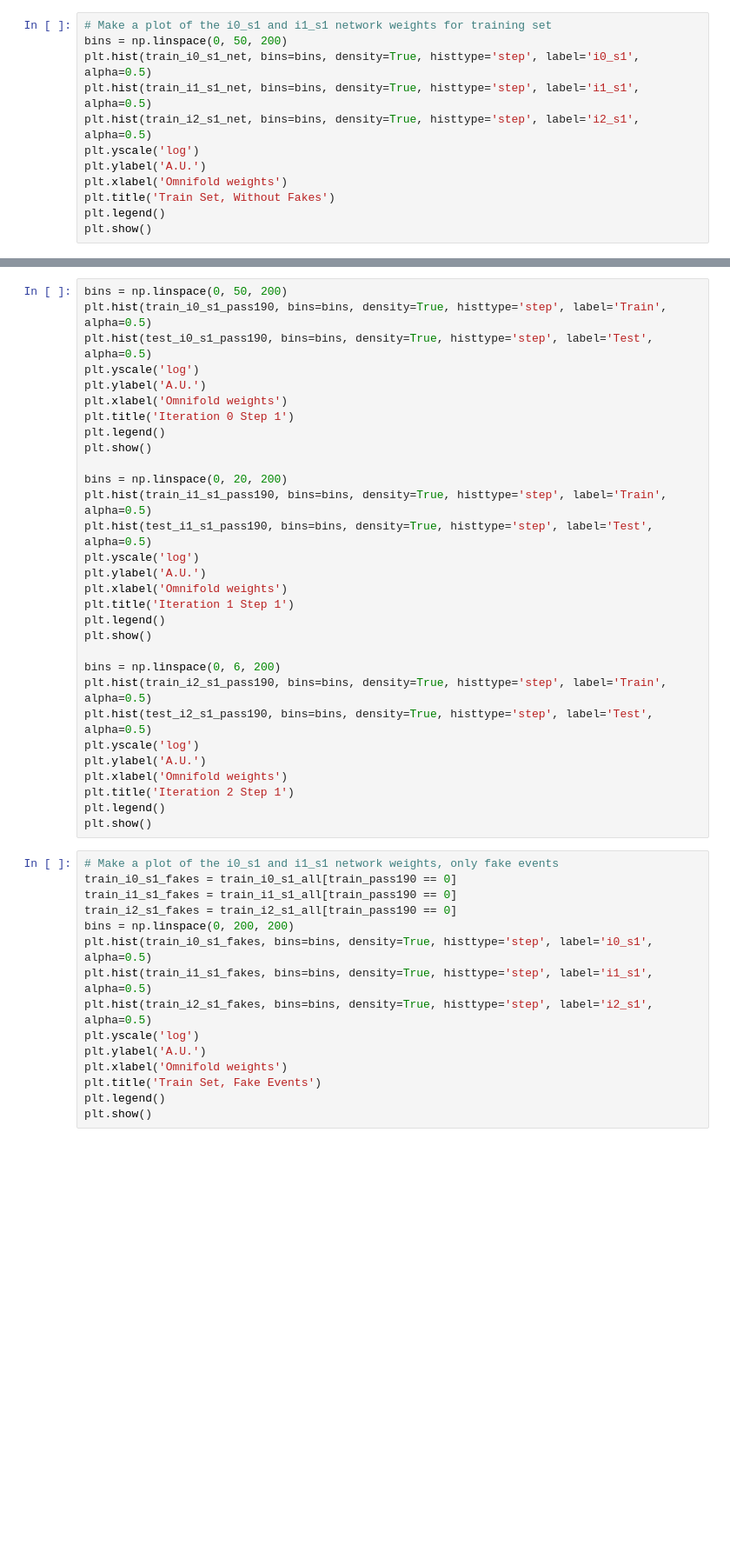
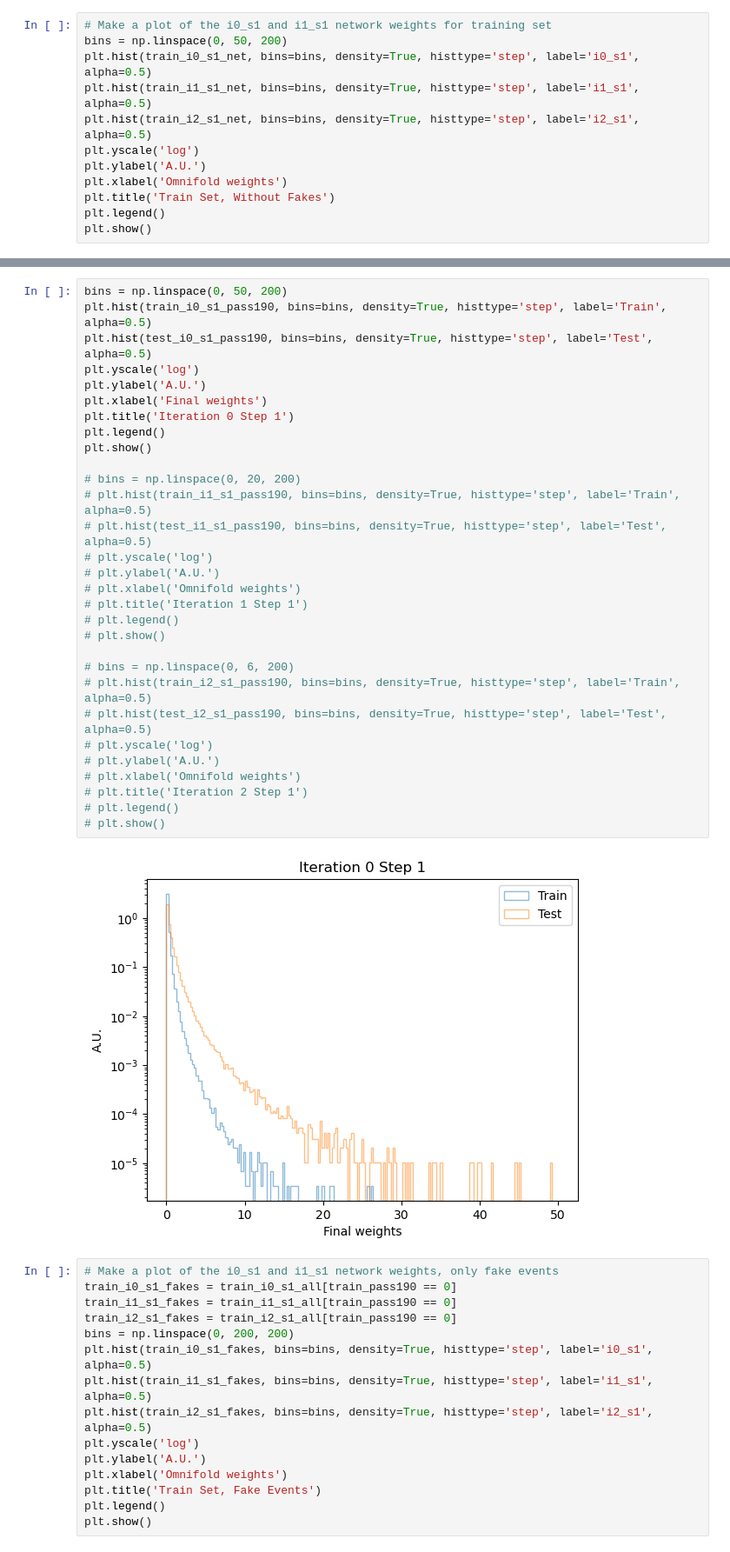
Before and after one commit to kgreif24/zjets_omnifold, a Jupyter notebook: experiments/plot_weights.ipynb, the cells around one changed output, grey strips where cells are left out. Shown: that part at 87% size. Saved outputs shown, nothing was run; the diff lists cells and outputs as text; blank space fills up the shorter version.

```diff
--- a/experiments/plot_weights.ipynb
+++ b/experiments/plot_weights.ipynb
@@ -150,33 +169,35 @@ train_i2_s1_pass190 = train_i2_s1_all[train_pass190 == 1]
 # %%
 bins = np.linspace(0, 50, 200)
 plt.hist(train_i0_s1_pass190, bins=bins, density=True, histtype='step', label='Train', alpha=0.5)
 plt.hist(test_i0_s1_pass190, bins=bins, density=True, histtype='step', label='Test', alpha=0.5)
 plt.yscale('log')
 plt.ylabel('A.U.')
-plt.xlabel('Omnifold weights')
+plt.xlabel('Final weights')
 plt.title('Iteration 0 Step 1')
 plt.legend()
 plt.show()
 
-bins = np.linspace(0, 20, 200)
-plt.hist(train_i1_s1_pass190, bins=bins, density=True, histtype='step', label='Train', alpha=0.5)
-plt.hist(test_i1_s1_pass190, bins=bins, density=True, histtype='step', label='Test', alpha=0.5)
-plt.yscale('log')
-plt.ylabel('A.U.')
-plt.xlabel('Omnifold weights')
-plt.title('Iteration 1 Step 1')
-plt.legend()
-plt.show()
+# bins = np.linspace(0, 20, 200)
+# plt.hist(train_i1_s1_pass190, bins=bins, density=True, histtype='step', label='Train', alpha=0.5)
+# plt.hist(test_i1_s1_pass190, bins=bins, density=True, histtype='step', label='Test', alpha=0.5)
+# plt.yscale('log')
+# plt.ylabel('A.U.')
+# plt.xlabel('Omnifold weights')
+# plt.title('Iteration 1 Step 1')
+# plt.legend()
+# plt.show()
 
-bins = np.linspace(0, 6, 200)
-plt.hist(train_i2_s1_pass190, bins=bins, density=True, histtype='step', label='Train', alpha=0.5)
-plt.hist(test_i2_s1_pass190, bins=bins, density=True, histtype='step', label='Test', alpha=0.5)
-plt.yscale('log')
-plt.ylabel('A.U.')
-plt.xlabel('Omnifold weights')
-plt.title('Iteration 2 Step 1')
-plt.legend()
-plt.show()
+# bins = np.linspace(0, 6, 200)
+# plt.hist(train_i2_s1_pass190, bins=bins, density=True, histtype='step', label='Train', alpha=0.5)
+# plt.hist(test_i2_s1_pass190, bins=bins, density=True, histtype='step', label='Test', alpha=0.5)
+# plt.yscale('log')
+# plt.ylabel('A.U.')
+# plt.xlabel('Omnifold weights')
+# plt.title('Iteration 2 Step 1')
+# plt.legend()
+# plt.show()
+# %% [output]
+[figure, added]
 # %%
 # Make a plot of the i0_s1 and i1_s1 network weights, only fake events
 train_i0_s1_fakes = train_i0_s1_all[train_pass190 == 0]
```
Also changed, not shown: parts of 11 cells of this notebook, 3 other files.
